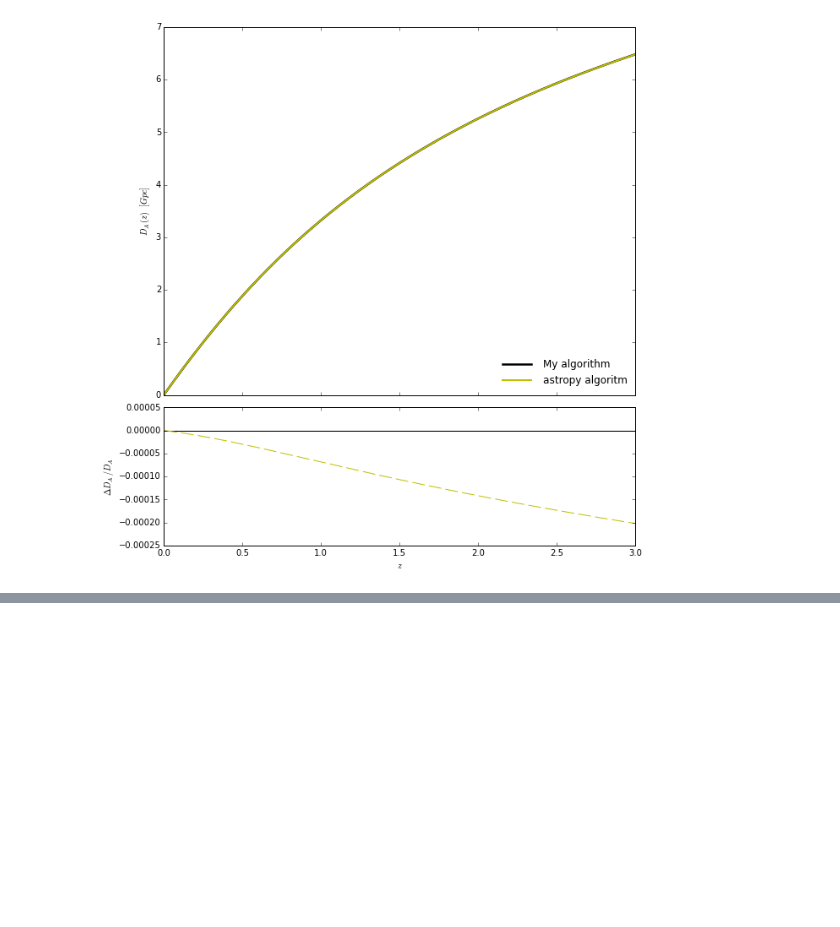
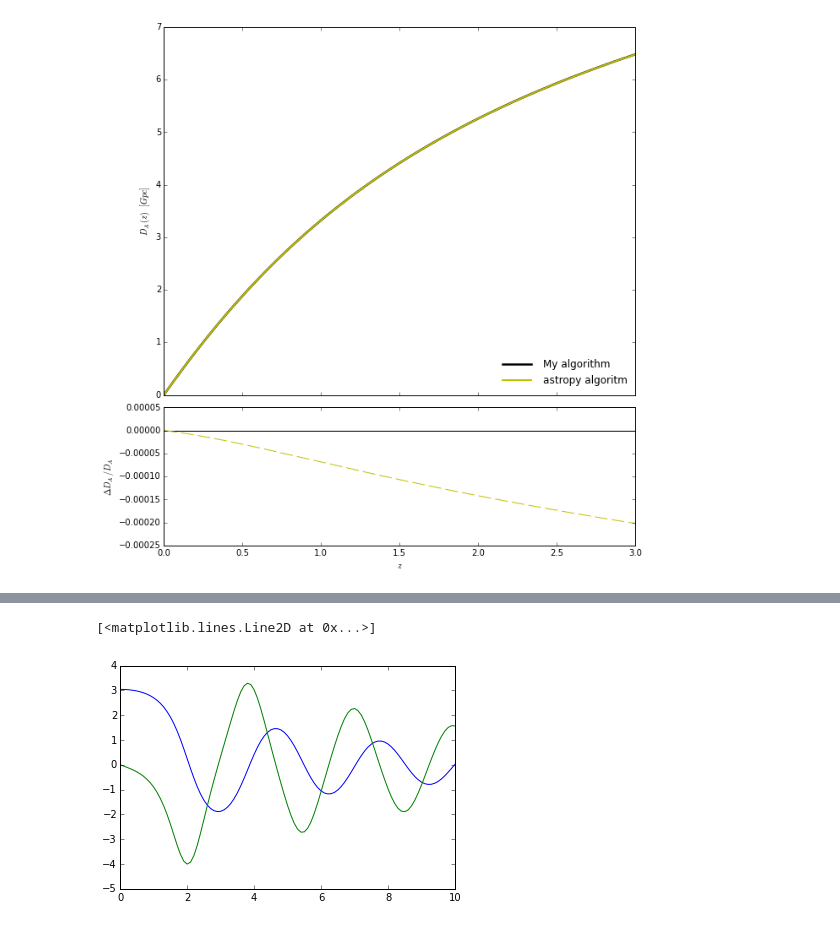
Before and after one commit to kgage/deltaplots, a Jupyter notebook: ModelPlots.ipynb, the cells around one changed output, grey strips where cells are left out. Cells and saved outputs as stored; diff of their text form; code cells hidden in the pictures; blank space fills up the shorter version.

```diff
--- a/ModelPlots.ipynb
+++ b/ModelPlots.ipynb
@@ -186,0 +213,6 @@ plt.show()
+# %%
+plt.plot(t, res[:,0])
+plt.plot(t, res[:,1])
+# %% [output]
+[<matplotlib.lines.Line2D at 0x...>]
+[figure, added]
```
Also changed, not shown: parts of 10 cells of this notebook.
